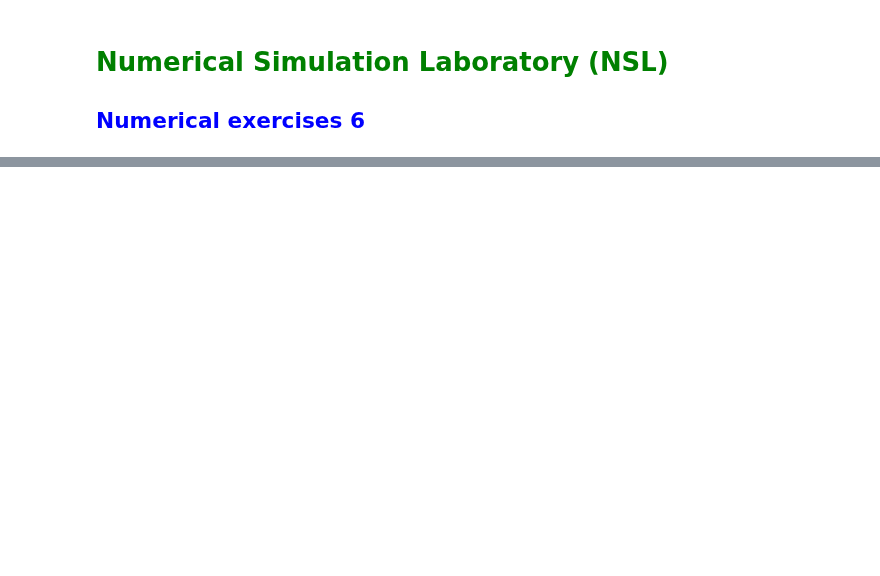
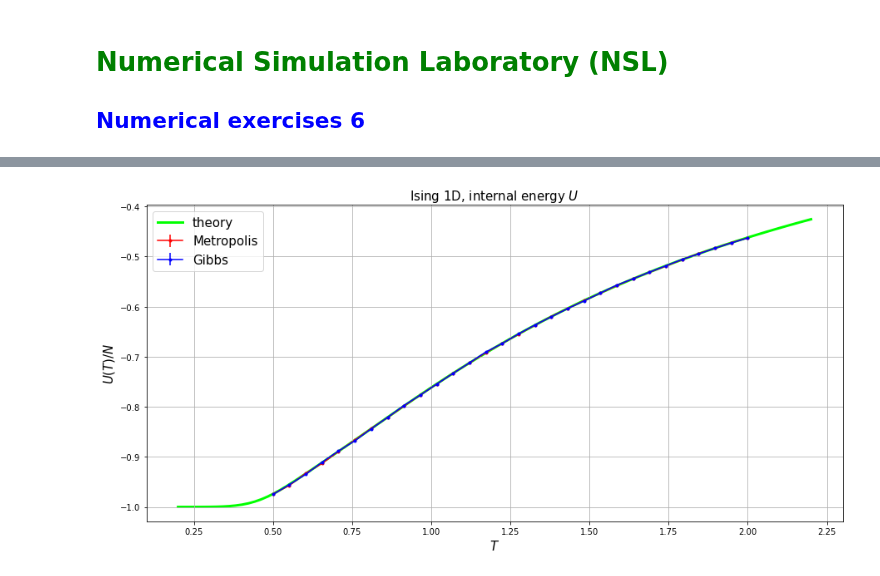
Before and after one commit to lukas-hermans/LSN_exercises, a Jupyter notebook: ex6/LSN_Exercises_06.ipynb, the cells around one changed output, grey strips where cells are left out. Cells and saved outputs as stored; diff of their text form; code cells hidden in the pictures; blank space fills up the shorter version.

```diff
--- a/ex6/LSN_Exercises_06.ipynb
+++ b/ex6/LSN_Exercises_06.ipynb
@@ -68,3 +105,37 @@ plt.show()
+# %%
+def compare_plot(title, x_label, y_label, T_sim, y_metro, err_metro, y_gibbs, err_gibbs, T_theo, y_theo):
+    '''
+    Plot comparison between theoretical results, Metropolis simulation and Gibbs simulation.
+    '''
+    plt.figure(figsize=(15, 7))
+
+    plt.errorbar(T_sim, y_metro, err_metro, color='r', marker=".", label='Metropolis')
+    plt.errorbar(T_sim, y_gibbs, err_gibbs, color='b', marker=".", label='Gibbs')
+    plt.plot(T_theo, y_theo, color='lime', linewidth=3, zorder=0, label='theory')
+
+    plt.title(title, size=15)
+    plt.xlabel(x_label, size=15)
+    plt.ylabel(y_label, size=15)
+
+    plt.grid()
+    plt.legend(fontsize=15)
+    plt.show()
+
+# define some variables for theoretical calculations
+points = 100
+T = np.linspace(0.2, 2.2, num=points)
+e, heat, M0, X = calc_theo(T, J=J, Ns=Ns, h=0)
+M = calc_theo(T, J=J, Ns=Ns, h=0.02)[2]
+
+# load results from simulation
+T_sim, u_metro, u_err_metro, c_metro, c_err_metro, chi_metro, chi_err_metro = np.loadtxt("data/metro_h=0.txt", delimiter=',', skiprows=1, unpack=True, usecols=(0,1,2,3,4,5,6))
+m_metro, m_err_metro = np.loadtxt("data/metro_h=0.02.txt", delimiter=',', skiprows=1, unpack=True, usecols=(7,8))
+T_sim, u_gibbs, u_err_gibbs, c_gibbs, c_err_gibbs, chi_gibbs, chi_err_gibbs = np.loadtxt("data/gibbs_h=0.txt", delimiter=',', skiprows=1, unpack=True, usecols=(0,1,2,3,4,5,6))
+m_gibbs, m_err_gibbs = np.loadtxt("data/gibbs_h=0.02.txt", delimiter=',', skiprows=1, unpack=True, usecols=(7,8))
+
+compare_plot('Ising 1D, internal energy $U$', r'$T$', r'$U(T)/N$', T_sim, u_metro, u_err_metro, u_gibbs, u_err_gibbs, T, e)
+# %% [output]
+[figure, added]
 # %%
 compare_plot('Ising 1D, heat capacity $C$', r'$T$', r'$C(T)/N$', T_sim, c_metro, c_err_metro, c_gibbs, c_err_gibbs, T, heat)
 # %% [output]
```
Also changed, not shown: parts of 8 cells of this notebook, 15 other files.
